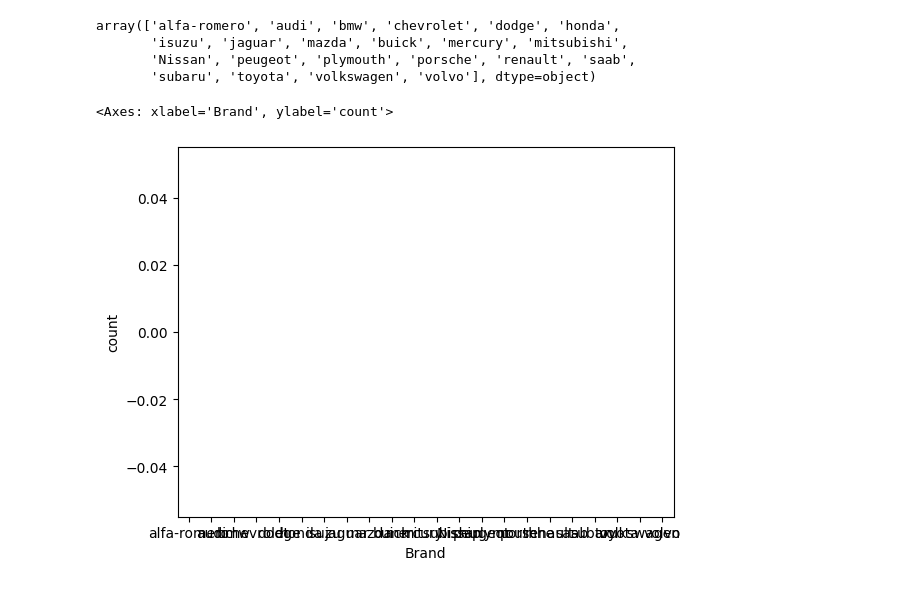
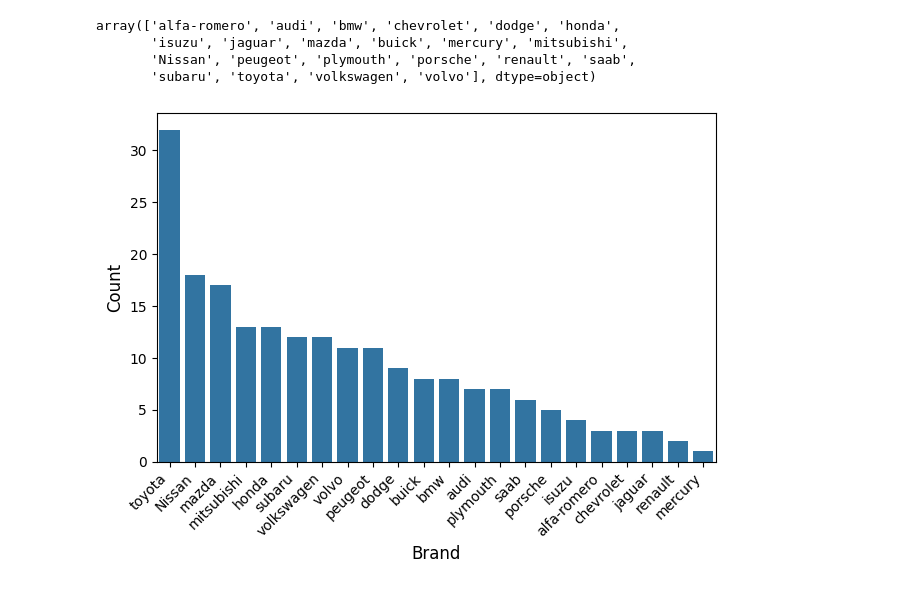
Before and after one commit to osayed159/DS_showcase, a Jupyter notebook: Car_Prices/notebooks/eda_car_price.ipynb, the cells around one changed output. Drawn from its saved outputs; the diff is of its cells as text; code cells hidden in the pictures.

```diff
--- a/Car_Prices/notebooks/eda_car_price.ipynb
+++ b/Car_Prices/notebooks/eda_car_price.ipynb
@@ -631,9 +631,13 @@ array(['alfa-romero', 'audi', 'bmw', 'chevrolet', 'dodge', 'honda',
        'isuzu', 'jaguar', 'mazda', 'buick', 'mercury', 'mitsubishi',
        'Nissan', 'peugeot', 'plymouth', 'porsche', 'renault', 'saab',
        'subaru', 'toyota', 'volkswagen', 'volvo'], dtype=object)
-# %%
-car_brand_counts=df['Brand'].value_counts()
-sns.barplot(df,x=df['Brand'],y=df['Brand'].value_counts())
-# %% [output]
-<Axes: xlabel='Brand', ylabel='count'>
-[figure, removed]
+# %%
+car_brand_counts=df['Brand'].value_counts()
+sns.barplot(x=car_brand_counts.index, y=car_brand_counts.values)
+plt.xlabel('Brand', fontsize=12)
+plt.ylabel('Count', fontsize=12)
+plt.xticks(rotation=45, ha='right')
+plt.tight_layout()
+plt.show()
+# %% [output]
+[figure, added]
```
Also changed, not shown: parts of 6 cells of this notebook.
